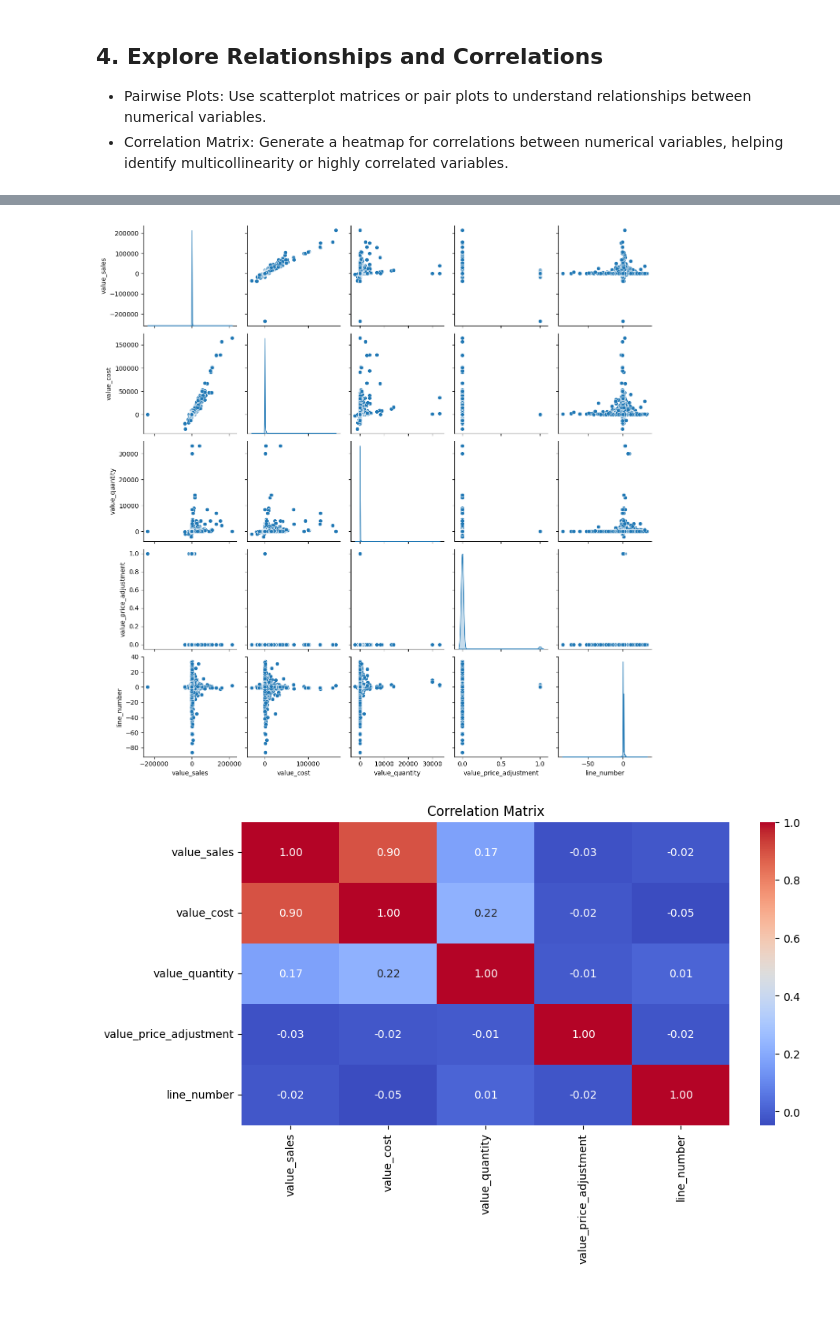
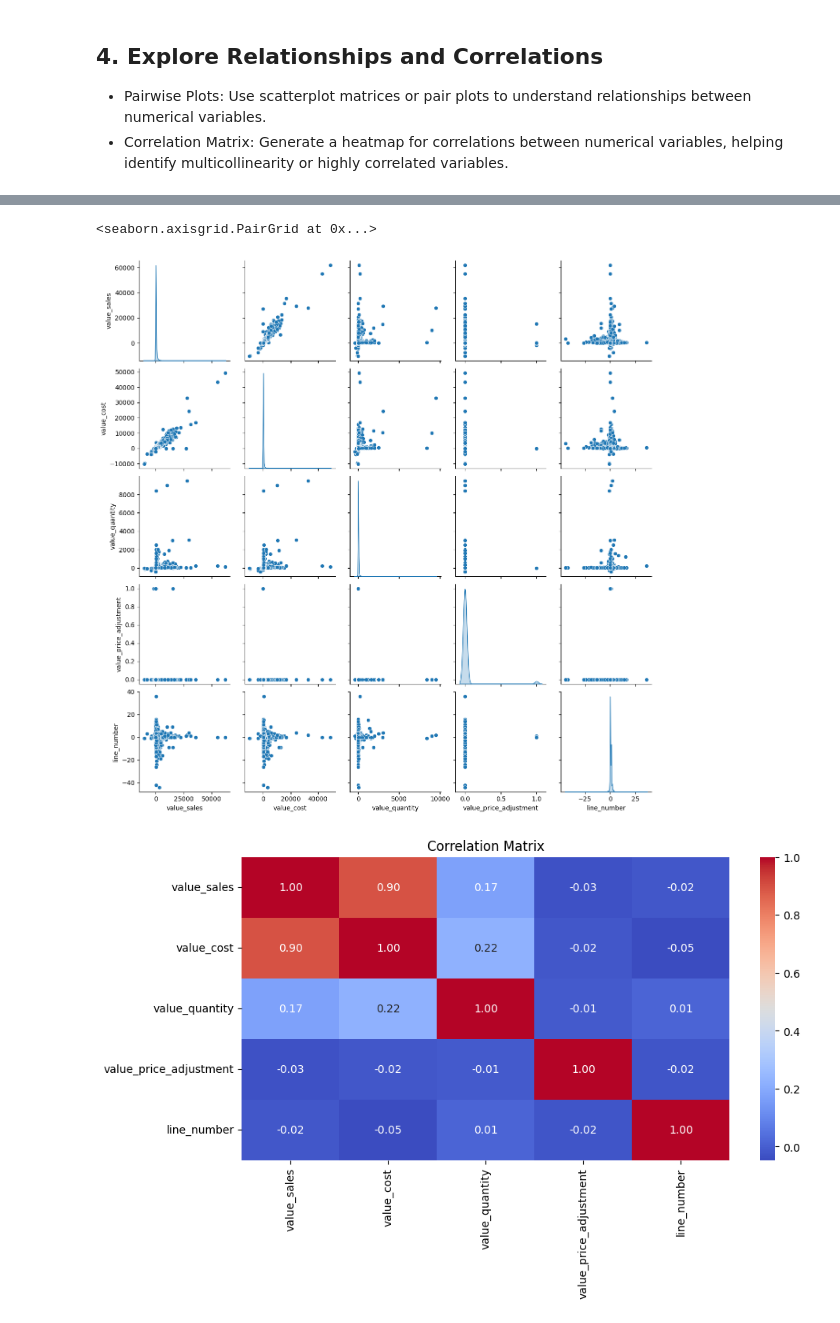
Before and after one commit to C4PT41N4545/BUSA8000-LuminaTech_Analytics_Project, a Jupyter notebook: notebooks/exploratory_analysis.ipynb, the cells around one changed output, grey strips where cells are left out. Saved outputs shown, nothing was run; the diff lists cells and outputs as text; code cells hidden in the pictures.

```diff
--- a/notebooks/exploratory_analysis.ipynb
+++ b/notebooks/exploratory_analysis.ipynb
@@ -625,8 +504,8 @@ plt.show()
 # %%
-sns.pairplot(df.select_dtypes(exclude=['object', 'datetime']).sample(100000), diag_kind='kde')
-plt.show()
+sns.pairplot(data=df.select_dtypes(exclude=['object', 'datetime']).sample(10000), diag_kind='kde')
 # %% [output]
+<seaborn.axisgrid.PairGrid at 0x...>
-[figure, old version]
+[figure, new version]
 # %%
 corr = df.select_dtypes(exclude=['object', 'datetime']).corr()
 plt.figure(figsize=(10, 5))
```
Also changed, not shown: parts of 45 cells of this notebook.
